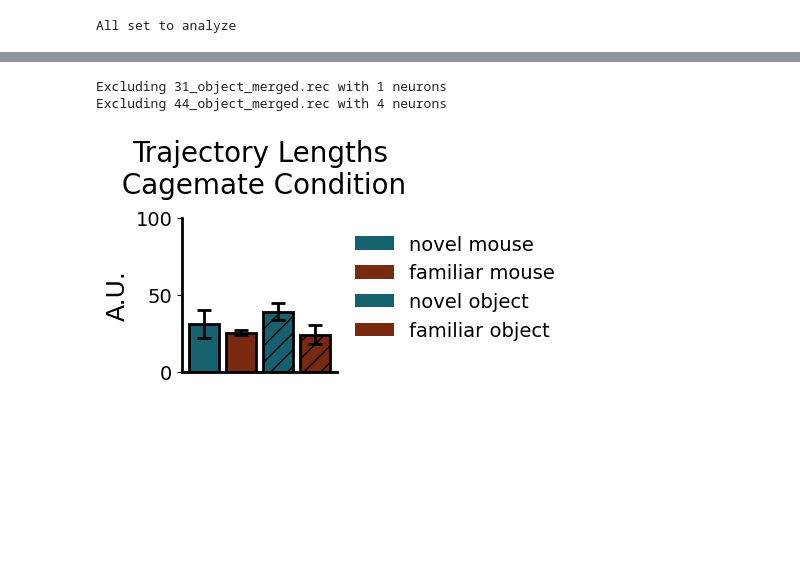
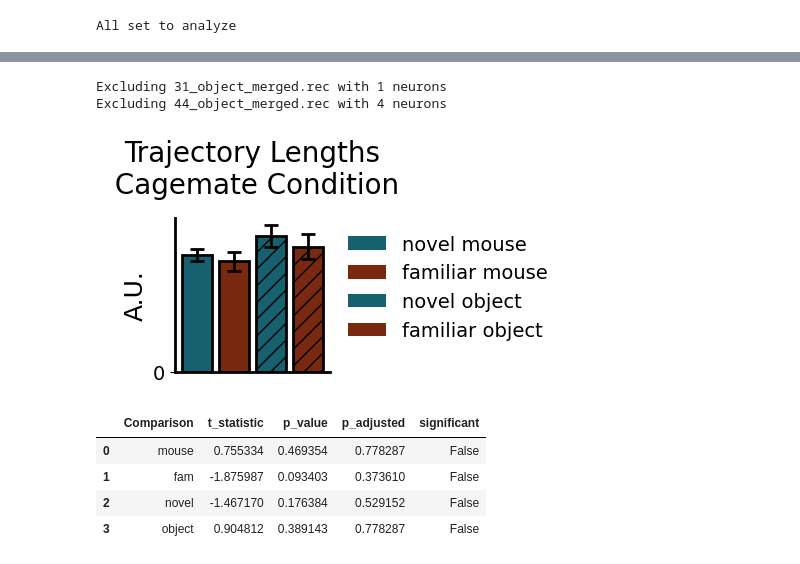
Before and after one commit to padillacoreanolab/diff_fam_social_memory_ephys, a Jupyter notebook: pilot2/object_control/object_spike.ipynb, the cells around one changed output, grey strips where cells are left out. Drawn from its saved outputs; the diff is of its cells as text; code cells hidden in the pictures; blank space fills up the shorter version.

```diff
--- a/pilot2/object_control/object_spike.ipynb
+++ b/pilot2/object_control/object_spike.ipynb
@@ -55,3 +48,2 @@ def unpickle_this(pickle_file):
 # %%
-#behavior_dicts = unpickle_this('pilot2/object_control/object_behavior_dicts.pkl')
-object_spikes = unpickle_this('pilot2/object_control/object_spikes.pkl')
+object_spikes = collection.SpikeCollection.load_collection(r"C:\Users\megha\UF Dropbox\Meghan Cum\Padilla-Coreano Lab\2024\Cum_SocialMemEphys_pilot2\Object_Control (phase 7)\object_collection")
@@ -351,88 +332,70 @@ from scipy.spatial.distance import euclidean
 from matplotlib.patches import Patch
 from statsmodels.stats.multitest import multipletests
 import matplotlib.ticker as ticker
+
 events = ['familiar mouse', 'novel mouse', 'familiar object', 'novel object']
-def trajectory_length(pca_matrix, key):
-    trajectory_lengths = []
-    event_order = []
-    unique_values, counts = np.unique(key, return_counts=True)
-    event_len = counts[0]
-    for j in range(0, len(key), event_len):
-        trajectory_length = 0
-        for i in range(event_len-1):
-            trajectory_length = trajectory_length + euclidean(
-                pca_matrix[j+i, :3],
-                pca_matrix[j+i+1, :3])
-        trajectory_lengths.append(trajectory_length)
-        event_order.append(key[j])
-    return [trajectory_lengths, event_order]
-
-trajectory_lengths = []
-orders= []
-for recording in object_spikes.recordings:
-    pc_dict = population_analysis.avg_trajectories_pca(recording, event_length = 5, pre_window = 3,
-                                                 events = events, min_neurons=5, plot = False)
-    if pc_dict:
-        [traj_len, event_order] = trajectory_length(pc_dict.transformed_data,
-                                                pc_dict.labels)
-        trajectory_lengths.append(traj_len)
-        orders.append(event_order)
-trajectory_lengths = np.array(trajectory_lengths)
-
+traj_lengths = population_analysis.avg_traj_len(object_spikes, 3, 2, post_window=0, min_neurons = 5, events = events, percent_var = 90)
+trajectory_lengths = np.array(traj_lengths)
 
 
 means = np.mean(trajectory_lengths, axis = 0)
 sems = sem(trajectory_lengths, axis = 0)
 
-# t_nov_fam, p_nov_fam = stats.ttest_rel(trajectory_lengths[:,0], trajectory_lengths[:,1])
-# t_nov_cage, p_nov_cage = stats.ttest_rel(trajectory_lengths[:,0], trajectory_lengths[:,2])
-# t_fam_cage, p_fam_cage = stats.ttest_rel(trajectory_lengths[:,1], trajectory_lengths[:,2])
-# p_values = [p_nov_fam, p_nov_cage, p_fam_cage]
-# reject, p_adjusted, _, _ = multipletests(p_values, method='holm')
-# stats_df = pd.DataFrame({
-#    'Comparison': ['nov_fam', 'nov_cage', 'fam_cage'],
-#    't_statistic': [t_nov_fam, t_nov_cage, t_fam_cage],
-#    'p_value': p_values,
-#    'p_adjusted': p_adjusted,
-#    'significant': reject
-# })
+t_nov_fam, p_nov_fam = stats.ttest_rel(trajectory_lengths[:,0], trajectory_lengths[:,1]) #fam mouse vs novel mouse
+t_nov_cage, p_nov_cage = stats.ttest_rel(trajectory_lengths[:,0], trajectory_lengths[:,2]) #fam v fam
+t_fam_cage, p_fam_cage = stats.ttest_rel(trajectory_lengths[:,1], trajectory_lengths[:,3]) #novel v novel
+t_object, p_object = stats.ttest_rel(trajectory_lengths[:,2], trajectory_lengths[:,3]) #object v object
+p_values = [p_nov_fam, p_nov_cage, p_fam_cage, p_object]
+reject, p_adjusted, _, _ = multipletests(p_values, method='holm')
+stats_df = pd.DataFrame({
+   'Comparison': ['mouse', 'fam', 'novel', 'object'],
+   't_statistic': [t_nov_fam, t_nov_cage, t_fam_cage, t_object],
+   'p_value': p_values,
+   'p_adjusted': p_adjusted,
+   'significant': reject
+})
 
-# Adjust p-values using Holm-Bonferroni
-# p_values = [p_nov_fam, p_nov_cage, p_fam_cage]
-# reject, p_adjusted, _, _ = multipletests(p_values, method='holm')
+#Adjust p-values using Holm-Bonferroni
+p_values = [p_nov_fam, p_nov_cage, p_fam_cage]
+reject, p_adjusted, _, _ = multipletests(p_values, method='holm')
 color_id_dict = {'novel mouse': hex_2_rgb('#15616F'),
                 'familiar mouse': hex_2_rgb('#792910'),
                   'novel object': hex_2_rgb('#15616F'),
                   'familiar object': hex_2_rgb('#792910')}
 hatches = ['','','//','//']
 x = [0.5,1,1.5,2]
 plt.figure(figsize= (2,2))
 plt.bar(x, means, yerr = sems,
             color = color_id_dict.values(), hatch = hatches,
             edgecolor = ['black', 'black', 'black', 'black'],
             capsize = 5, linewidth = 2,
             error_kw={'elinewidth': 2, 'capthick': 2},
             width = .4)
 plt.xticks([],rotation=45)
 legend_handles = [Patch(facecolor=color, label=label, hatch = hatches) for label, color in color_id_dict.items()]
 plt.legend(handles=legend_handles,
            bbox_to_anchor=(1,1),
            frameon= False, fontsize = 14)
 plt.ylabel('A.U.', fontsize = 18)
 plt.gca().spines['top'].set_visible(False)
 plt.gca().spines['right'].set_visible(False)
 plt.xticks(fontsize=14)
 plt.yticks(fontsize=14)
 plt.gca().yaxis.set_major_locator(ticker.MultipleLocator(50))
-plt.ylim(0,100)
+#plt.ylim(0,100)
 
 plt.gca().spines['bottom'].set_linewidth(2)  # X-axis
 plt.gca().spines['left'].set_linewidth(2)
 plt.title('Trajectory Lengths\n Cagemate Condition', fontsize = 20, y = 1.1)
 plt.show()
 
-#stats_df
+stats_df
 # %% [output]
 Excluding 31_object_merged.rec with 1 neurons
 Excluding 44_object_merged.rec with 4 neurons
-[figure, old version]
+[figure, new version]
+|  | Comparison | t_statistic | p_value | p_adjusted | significant |
+| 0 | mouse | 0.755334 | 0.469354 | 0.778287 | False |
+| 1 | fam | -1.875987 | 0.093403 | 0.373610 | False |
+| 2 | novel | -1.467170 | 0.176384 | 0.529152 | False |
+| 3 | object | 0.904812 | 0.389143 | 0.778287 | False |
```
Also changed, not shown: parts of 27 cells of this notebook, 2 other files.
